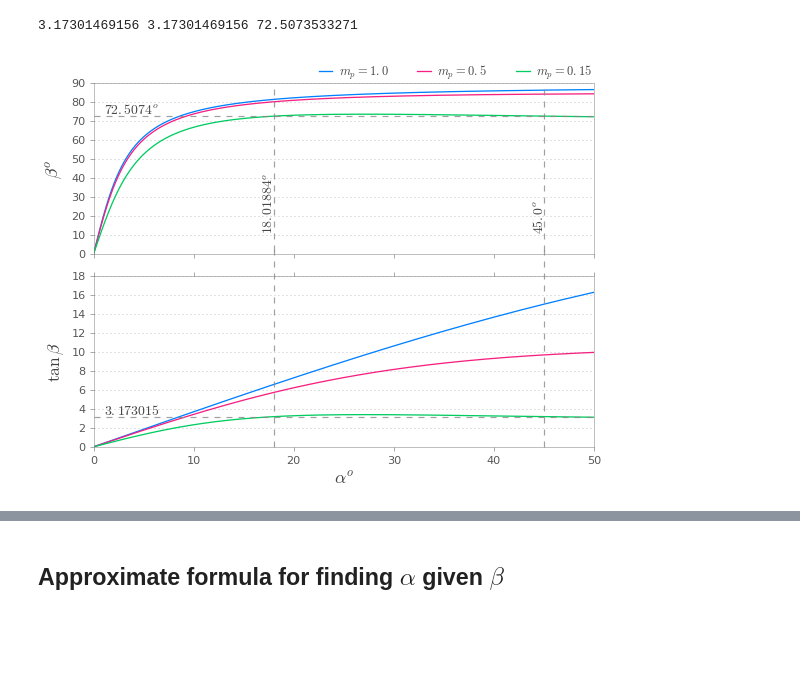
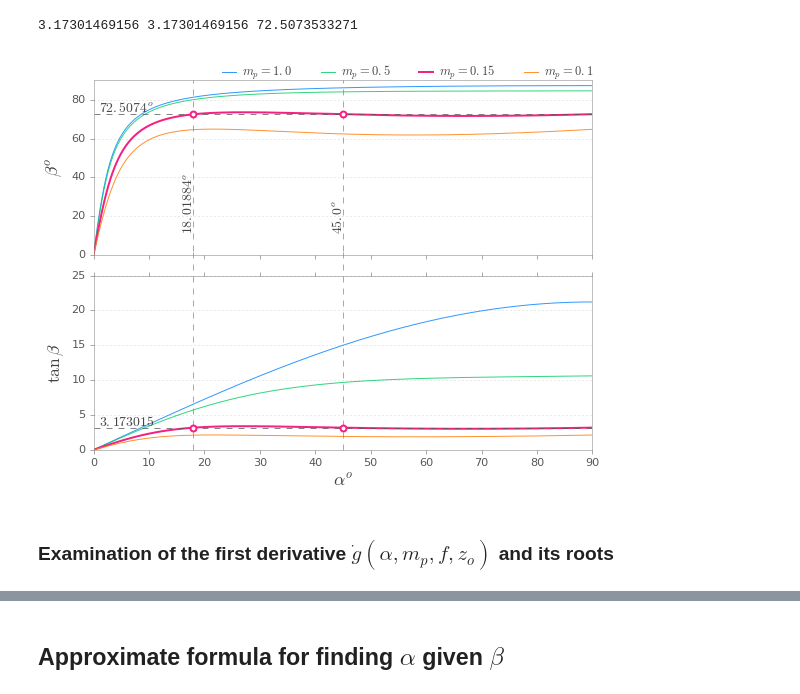
Before and after one commit to indranilsinharoy/phd-artifacts, a Jupyter notebook: chapters/chapter03_geometricmodel/code/StudyOfAngularRelationshipsForLensTiltForFocusing.ipynb, the cells around one changed output, grey strips where cells are left out. Cells and saved outputs as stored; diff of their text form; code cells hidden in the pictures; blank space fills up the shorter version.

```diff
--- a/chapters/chapter03_geometricmodel/code/StudyOfAngularRelationshipsForLensTiltForFocusing.ipynb
+++ b/chapters/chapter03_geometricmodel/code/StudyOfAngularRelationshipsForLensTiltForFocusing.ipynb
@@ -104,7 +104,7 @@ def get_zoDash(zo, alpha, beta, f, mp, de, deDash):
     return deDash*c + numr/deno
 
 def get_tanBeta(de, zo, f, mp, alpha):
-    """same as the function `get_beta()`, except that it returns tan(beta) instead of beta
+    """same as the function `get_beta()`, except that it returns tan(β) instead of beta
     """
     c = cosd(alpha)
     s = sind(alpha)
@@ -553,7 +594,6 @@ print(get_tanBeta2(zo=zo, f=f, mp=0.15, alpha=18.0188354928516),
 3.17301469156 3.17301469156 72.5073533271
 # %%
 # plot of alpha vs. beta
-
 FIGURE_FOR_WORD = False
 
 if FIGURE_FOR_WORD:
@@ -569,62 +609,76 @@ else:
 zo=-509.0
 f = 24.0
 
-alpha = np.linspace(0., 50., 1000)
-for i, mp in enumerate([1.0, 0.5, 0.15, ]):
+alpha = np.linspace(0., 89.99999, 1000)
+cols = ['#0080FF', '#00CC60', '#F52080', '#ff7f0e',]
+alps = [0.8, 0.8, 1.0, 0.85]
+lws = [1., 1., 2.0, 1.]
+for i, mp in enumerate([1.0, 0.5, 0.15, 0.1]):
     beta = get_beta2(zo=zo, f=f, mp=mp, alpha=alpha)
     tBeta = get_tanBeta2(zo=zo, f=f, mp=mp, alpha=alpha)
     legTxt = r'$m_p={}$'.format(mp)
-    ax0.plot(alpha, beta, label=legTxt)
-    ax1.plot(alpha, tBeta, label=legTxt)
-    #ax2.plot(alpha, first_derivative(zo, f, mp, alpha))
+    ax0.plot(alpha, beta, color=cols[i], alpha=alps[i], lw=lws[i], label=legTxt)
+    ax1.plot(alpha, tBeta, color=cols[i], alpha=alps[i], lw=lws[i], label=legTxt)
+
+ax0.scatter([18.0188354928516, 45], [72.5073533271, 72.5073533271], s=35,
+            edgecolor='#F52080', color='w', lw=2., zorder=10)
+ax1.scatter([18.0188354928516, 45], [3.17301469156, 3.17301469156], s=35,
+            edgecolor='#F52080', color='w', lw=2., zorder=10)
 
 # plot the non-unique alpha, beta points for illustration
 # These values were emperically found
 # for mp=0.15; alpha=18.0188354928516, 45; tanbeta = 3.17301469156; beta = 72.5073533271
-ax0.axhline(72.5073533271, color='#888888', alpha=0.8, lw=1.2, linestyle='dashed')
-ax1.axhline(3.17301469156, color='#888888', alpha=0.8, lw=1.2, linestyle='dashed')
-ax0.axvline(18.0188354928516, ymin=0.02, color='#888888', alpha=0.8, lw=1.2, linestyle='dashed')
-ax0.axvline(45.0, ymin=0.02, color='#888888', alpha=0.8, lw=1.2, linestyle='dashed')
-ax1.axvline(x=18.0188354928516, ymin=0, ymax=1.15, color='#888888', alpha=0.8, lw=1.2,
+ax0.axhline(72.5073533271, color='#555555', alpha=0.9, lw=0.8, linestyle='dashed')
+ax1.axhline(3.17301469156, color='#555555', alpha=0.9, lw=0.8, linestyle='dashed')
+
+ax0.axvline(18.0188354928516, ymin=0.02, color='#888888', alpha=0.9, lw=0.8, linestyle='dashed')
+ax0.axvline(45.0, ymin=0.02, color='#888888', alpha=0.9, lw=0.8, linestyle='dashed')
+ax1.axvline(x=18.0188354928516, ymin=0, ymax=1.15, color='#888888', alpha=0.9, lw=0.8,
             linestyle='dashed', clip_on=False)
-ax1.axvline(x=45.0, ymin=0, ymax=1.15, color='#888888', alpha=0.8, lw=1.2,
+ax1.axvline(x=45.0, ymin=0, ymax=1.15, color='#888888', alpha=0.9, lw=0.8,
             linestyle='dashed', clip_on=False)
 #ax2.axhline(color='#555555', alpha=0.8, lw=1.2, linestyle='dashed')
 
 # plot decorations
 #ax2.set_ylim(-1.5, 21)
 for ax in [ax0, ax1, ax2]:
-    ax.grid(axis='y', alpha=0.6)
-    ax.yaxis.set_major_locator(plt.MaxNLocator(10))    # number of ticks
+    ax.grid(axis='y', alpha=0.45)
+    ax.yaxis.set_major_locator(plt.MaxNLocator(5))    # number of ticks
     ax.yaxis.set_ticks_position('left')               # tick
     # ticks
     for tick in ax.xaxis.get_major_ticks():
         tick.label.set_fontsize(9*tsf)
     for tick in ax.yaxis.get_major_ticks():
         tick.label.set_fontsize(9*tsf)
 
+# set limits
+ax0.set_ylim(0, 90); ax1.set_ylim(0, 25)
+ax0.set_xlim(0, 90); ax1.set_xlim(0, 90)
+
 # Text to indicate angles
-ax0.text(1, 74,  r'$72.5074^o$', fontsize=11*tsf)
-ax1.text(1, 3.4, r'$3.173015$', fontsize=11*tsf)
-ax0.text(16.8, 11,  r'$18.01884^o$', rotation='vertical', va='bottom', fontsize=11*tsf)
-ax0.text(43.8, 11,  r'$45.0^o$', rotation='vertical', va='bottom', fontsize=11*tsf)
+ax0.text(1, 73.5,  r'$72.5074^o$', fontsize=11*tsf)
+ax1.text(1, 3.36, r'$3.173015$', fontsize=11*tsf)
+ax0.text(15.9, 11,  r'$18.01884^o$', rotation='vertical', va='bottom', fontsize=11*tsf)
+ax0.text(42.8, 11,  r'$45.0^o$', rotation='vertical', va='bottom', fontsize=11*tsf)
 
 #ax.legend(loc=(0.01, 0.8), labelspacing=0.008, fontsize=14)
 ax0.xaxis.set_ticks_position('bottom')
 ax1.set_xlabel(r'$\alpha^o$', fontsize=14*tsf)
 ax0.set_ylabel(r'$\beta^o$', fontsize=14*tsf)
 ax1.set_ylabel(r'$\rm{tan}\, \beta$', fontsize=14*tsf)
 #ax2.set_ylabel(r'$d/dx \, [F(\alpha)]$')
 
-ax0.legend(fontsize=10*tsf, ncol=3, loc='lower left', bbox_to_anchor=(0.465, 0.94, 0.5, 0.5),
+ax0.legend(fontsize=10*tsf, ncol=4, loc='lower left', bbox_to_anchor=(0.3, 0.945),
            bbox_transform=fig.transFigure, handletextpad=0.2, handlelength=1.7)
 
 fig.tight_layout()
 
 # Save the figure
-#saveFigure(fig, 'alpha_vs_beta_with_mp_lens_tilt_away_about_enpp.png')
+#saveFigure(fig, 'alpha_vs_beta_with_mp_lens_tilt_about_enpp.png')
 
 plt.show()
 # %% [output]
-[figure, old version]
+[figure, new version]
+# %% [markdown]
+### Examination of the first derivative $\dot{g}(\alpha, m_p, f, z_o)$ and its roots
 # %%
```
Also changed, not shown: parts of 47 cells of this notebook, 7 other files.
